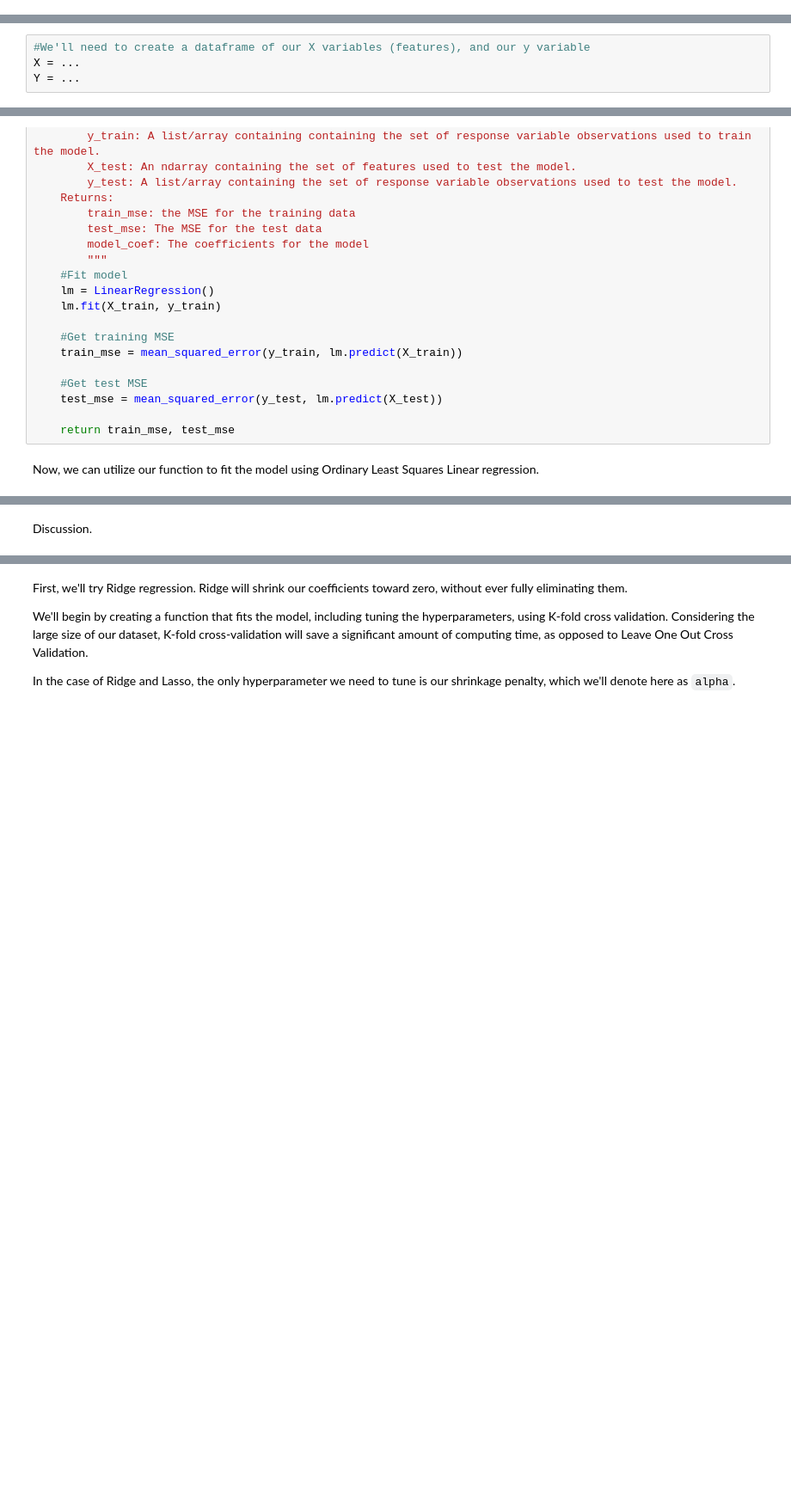
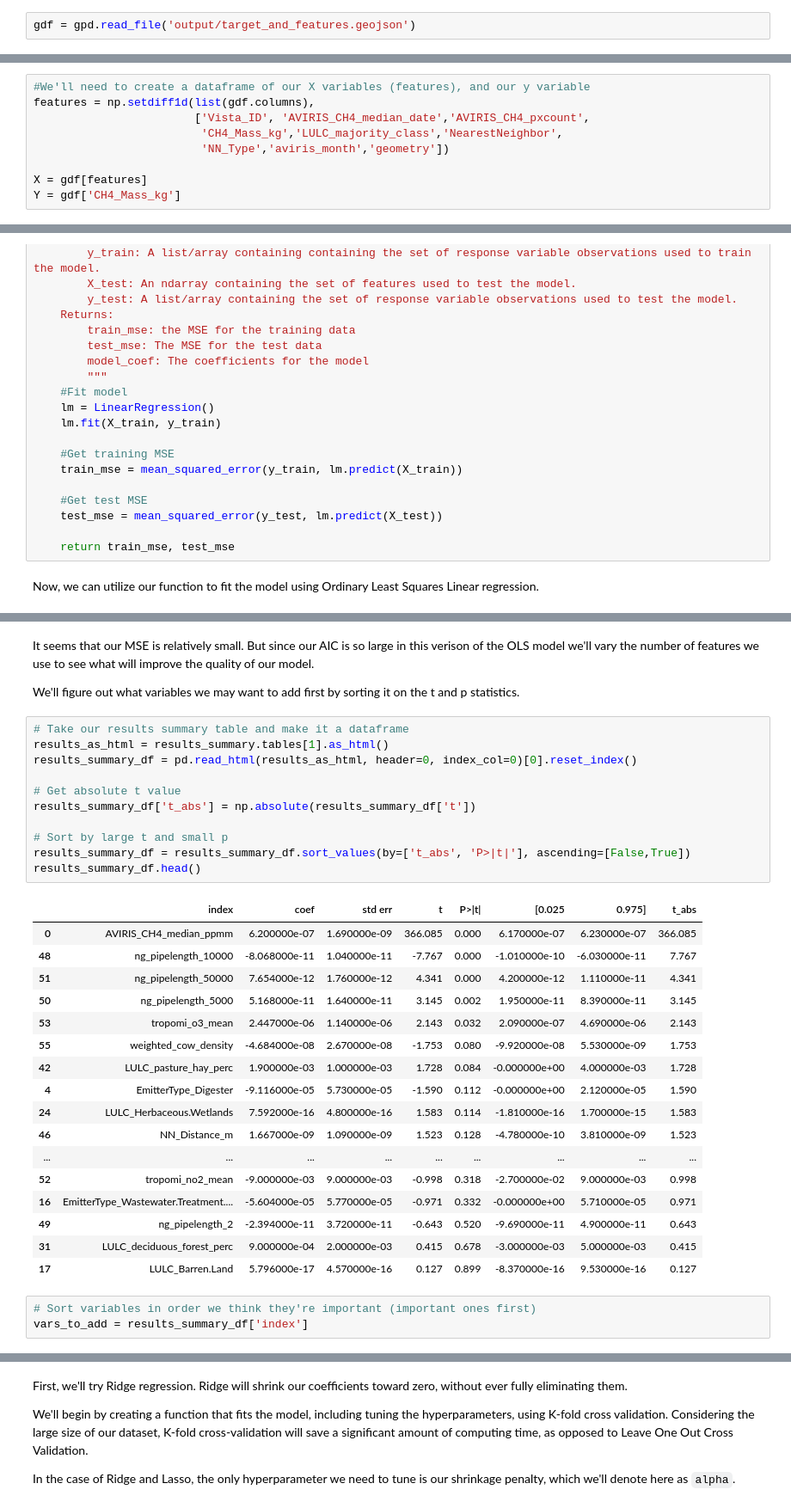
Before and after one commit to hikari-murayama/CA_ag_pollution, a Jupyter notebook: Final_Project_Notebook.ipynb, the cells around one changed output, grey strips where cells are left out. Shown at 86% size. Drawn from its saved outputs; the diff is of its cells as text; blank space fills up the shorter version.

```diff
--- a/Final_Project_Notebook.ipynb
+++ b/Final_Project_Notebook.ipynb
@@ -180,0 +187,2 @@ NOTE: How do we want to handle trying out different versions of our features, su
+# %%
+gdf = gpd.read_file('output/target_and_features.geojson')
@@ -187,7 +328,12 @@ Before delving into our models, we'll create a train/test split of our data. We'
 # %%
 #We'll need to create a dataframe of our X variables (features), and our y variable
-X = ...
-Y = ...
+features = np.setdiff1d(list(gdf.columns),
+                        ['Vista_ID', 'AVIRIS_CH4_median_date','AVIRIS_CH4_pxcount',
+                         'CH4_Mass_kg','LULC_majority_class','NearestNeighbor',
+                         'NN_Type','aviris_month','geometry'])
+
+X = gdf[features]
+Y = gdf['CH4_Mass_kg']
 # %%
 #Create train/test split
 X_train, X_test, y_train, y_test = train_test_split(X, Y, test_size = 0.2, random_state = 15)
@@ -261,2 +479,36 @@ print("Test MSE: ", ols_test_mse)
-# %% [markdown]
-Discussion.
+# %% [markdown]
+It seems that our MSE is relatively small. But since our AIC is so large in this verison of the OLS model we'll vary the number of features we use to see what will improve the quality of our model.
+
+We'll figure out what variables we may want to add first by sorting it on the t and p statistics.
+# %%
+# Take our results summary table and make it a dataframe
+results_as_html = results_summary.tables[1].as_html()
+results_summary_df = pd.read_html(results_as_html, header=0, index_col=0)[0].reset_index()
+
+# Get absolute t value
+results_summary_df['t_abs'] = np.absolute(results_summary_df['t'])
+
+# Sort by large t and small p
+results_summary_df = results_summary_df.sort_values(by=['t_abs', 'P>|t|'], ascending=[False,True])
+results_summary_df.head()
+# %% [output]
+|  | index | coef | std err | t | P>|t| | [0.025 | 0.975] | t_abs |
+| 0 | AVIRIS_CH4_median_ppmm | 6.200000e-07 | 1.690000e-09 | 366.085 | 0.000 | 6.170000e-07 | 6.230000e-07 | 366.085 |
+| 48 | ng_pipelength_10000 | -8.068000e-11 | 1.040000e-11 | -7.767 | 0.000 | -1.010000e-10 | -6.030000e-11 | 7.767 |
+| 51 | ng_pipelength_50000 | 7.654000e-12 | 1.760000e-12 | 4.341 | 0.000 | 4.200000e-12 | 1.110000e-11 | 4.341 |
+| 50 | ng_pipelength_5000 | 5.168000e-11 | 1.640000e-11 | 3.145 | 0.002 | 1.950000e-11 | 8.390000e-11 | 3.145 |
+| 53 | tropomi_o3_mean | 2.447000e-06 | 1.140000e-06 | 2.143 | 0.032 | 2.090000e-07 | 4.690000e-06 | 2.143 |
+| 55 | weighted_cow_density | -4.684000e-08 | 2.670000e-08 | -1.753 | 0.080 | -9.920000e-08 | 5.530000e-09 | 1.753 |
+| 42 | LULC_pasture_hay_perc | 1.900000e-03 | 1.000000e-03 | 1.728 | 0.084 | -0.000000e+00 | 4.000000e-03 | 1.728 |
+| 4 | EmitterType_Digester | -9.116000e-05 | 5.730000e-05 | -1.590 | 0.112 | -0.000000e+00 | 2.120000e-05 | 1.590 |
+| 24 | LULC_Herbaceous.Wetlands | 7.592000e-16 | 4.800000e-16 | 1.583 | 0.114 | -1.810000e-16 | 1.700000e-15 | 1.583 |
+| 46 | NN_Distance_m | 1.667000e-09 | 1.090000e-09 | 1.523 | 0.128 | -4.780000e-10 | 3.810000e-09 | 1.523 |
+| ... | ... | ... | ... | ... | ... | ... | ... | ... |
+| 52 | tropomi_no2_mean | -9.000000e-03 | 9.000000e-03 | -0.998 | 0.318 | -2.700000e-02 | 9.000000e-03 | 0.998 |
+| 16 | EmitterType_Wastewater.Treatment.... | -5.604000e-05 | 5.770000e-05 | -0.971 | 0.332 | -0.000000e+00 | 5.710000e-05 | 0.971 |
+| 49 | ng_pipelength_2 | -2.394000e-11 | 3.720000e-11 | -0.643 | 0.520 | -9.690000e-11 | 4.900000e-11 | 0.643 |
+| 31 | LULC_deciduous_forest_perc | 9.000000e-04 | 2.000000e-03 | 0.415 | 0.678 | -3.000000e-03 | 5.000000e-03 | 0.415 |
+| 17 | LULC_Barren.Land | 5.796000e-17 | 4.570000e-16 | 0.127 | 0.899 | -8.370000e-16 | 9.530000e-16 | 0.127 |
+# %%
+# Sort variables in order we think they're important (important ones first)
+vars_to_add = results_summary_df['index']
```
Also changed, not shown: parts of 48 cells of this notebook.
